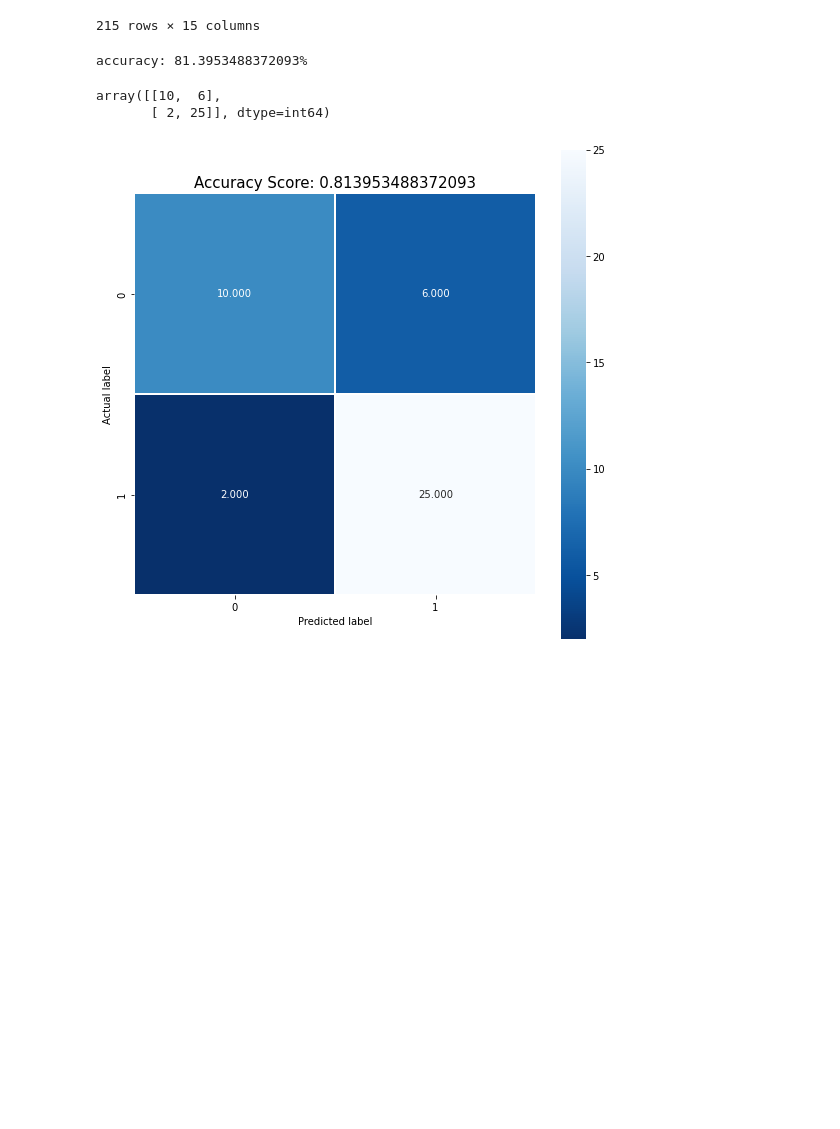
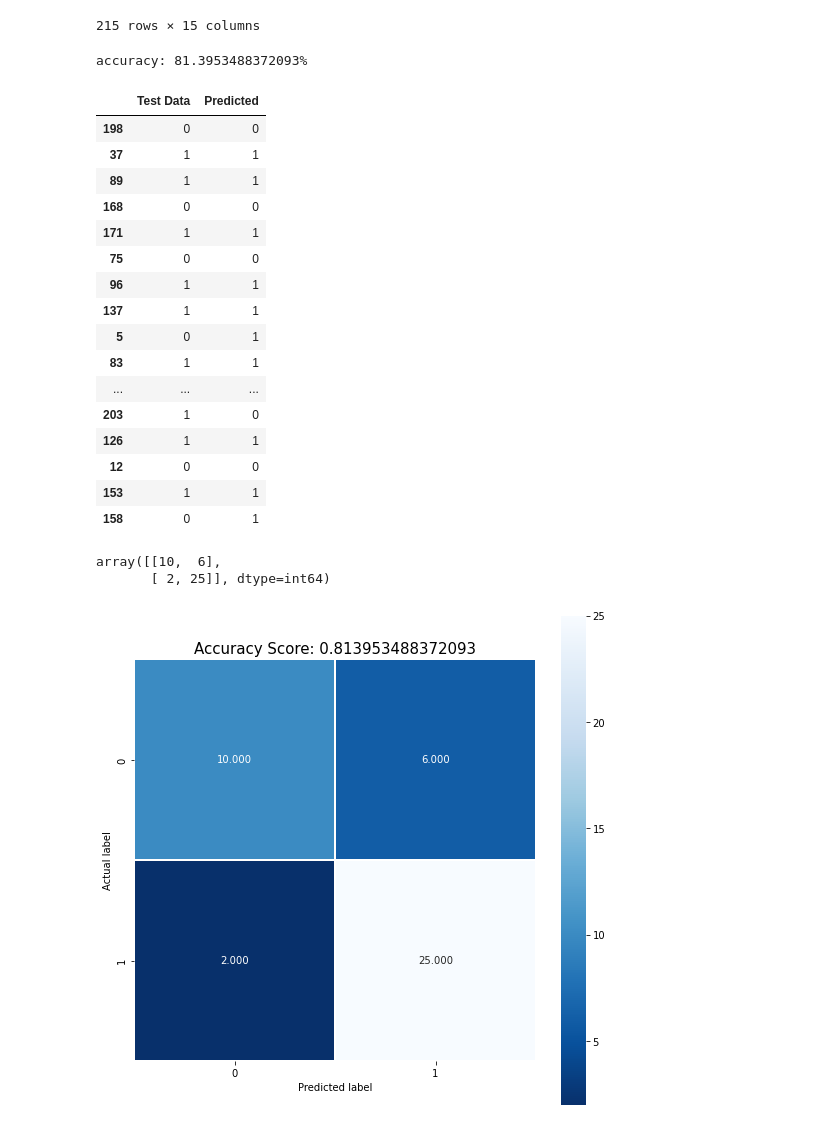
Before and after one commit to sktor7/Jupyter-Notebooks, a Jupyter notebook: Placement Full Class Logistic Regression.ipynb, the cells around one changed output. Cells and saved outputs as stored; diff of their text form; code cells hidden in the pictures; blank space fills up the shorter version.

```diff
--- a/Placement Full Class Logistic Regression.ipynb
+++ b/Placement Full Class Logistic Regression.ipynb
@@ -425,3 +427,24 @@ y_pred=reg.predict(x_test)
+# %%
+df3=pd.DataFrame({'Test Data': y_test, 'Predicted': y_pred})
+df3.head(20)
+# %% [output]
+|  | Test Data | Predicted |
+| 198 | 0 | 0 |
+| 37 | 1 | 1 |
+| 89 | 1 | 1 |
+| 168 | 0 | 0 |
+| 171 | 1 | 1 |
+| 75 | 0 | 0 |
+| 96 | 1 | 1 |
+| 137 | 1 | 1 |
+| 5 | 0 | 1 |
+| 83 | 1 | 1 |
+| ... | ... | ... |
+| 203 | 1 | 0 |
+| 126 | 1 | 1 |
+| 12 | 0 | 0 |
+| 153 | 1 | 1 |
+| 158 | 0 | 1 |
 # %%
 cm = metrics.confusion_matrix(y_test, y_pred)
 cm
```
Also changed, not shown: parts of 4 cells of this notebook.
